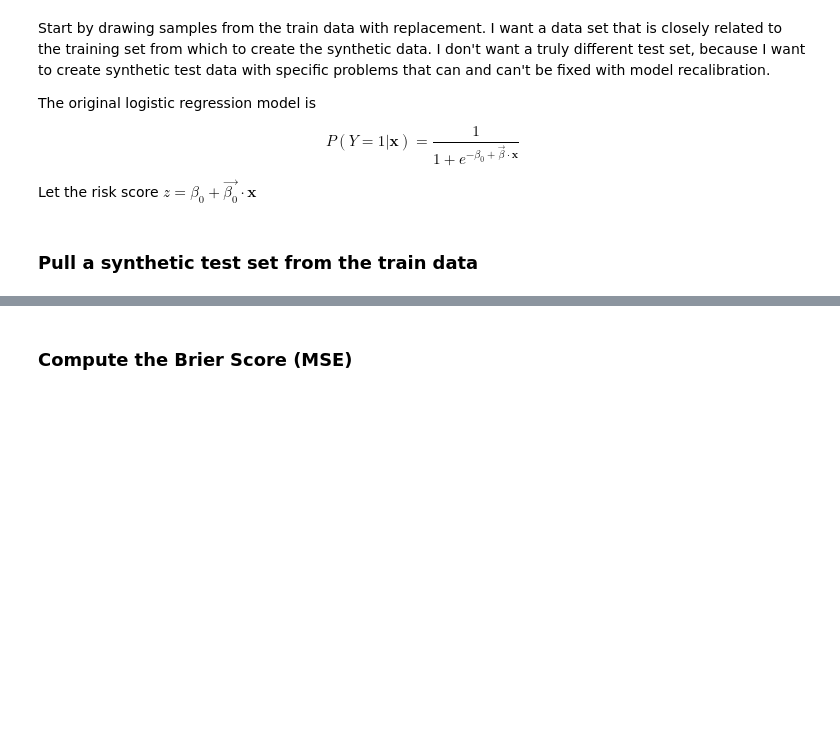
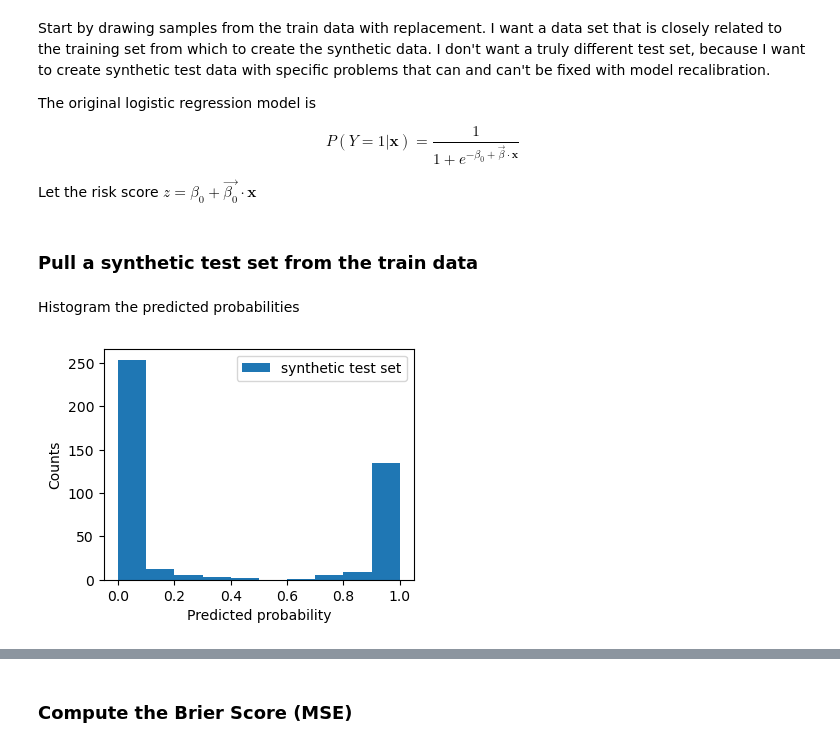
Before and after one commit to sarahcwesolowski/trns-learn, a Jupyter notebook: notebooks/Recalibration_Loop_Breast_Cancer.ipynb, the cells around one changed output, grey strips where cells are left out. Saved outputs shown, nothing was run; the diff lists cells and outputs as text; code cells hidden in the pictures; blank space fills up the shorter version.

```diff
--- a/notebooks/Recalibration_Loop_Breast_Cancer.ipynb
+++ b/notebooks/Recalibration_Loop_Breast_Cancer.ipynb
@@ -150,3 +148,12 @@ x_test_syn = x_train.sample(n=n_test_syn, random_state=seed_syn, replace=True)
 y_test_syn = y_train.loc[x_test_syn.index]
 # %%
 y_test_syn_proba = clf.predict_proba(x_test_syn)[:,1]
+# %% [markdown]
+Histogram the predicted probabilities
+# %%
+plt.hist(y_test_syn_proba, label='synthetic test set', bins=10)
+plt.xlabel('Predicted probability')
+plt.ylabel('Counts')
+plt.legend();
+# %% [output]
+[figure, added]
```
Also changed, not shown: parts of 17 cells of this notebook.
